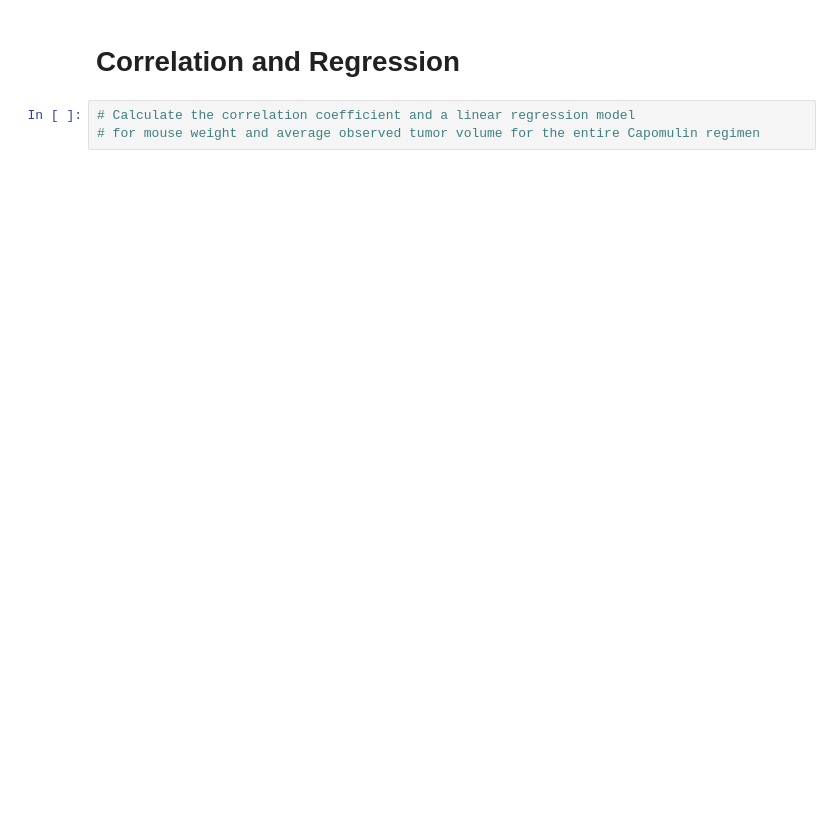
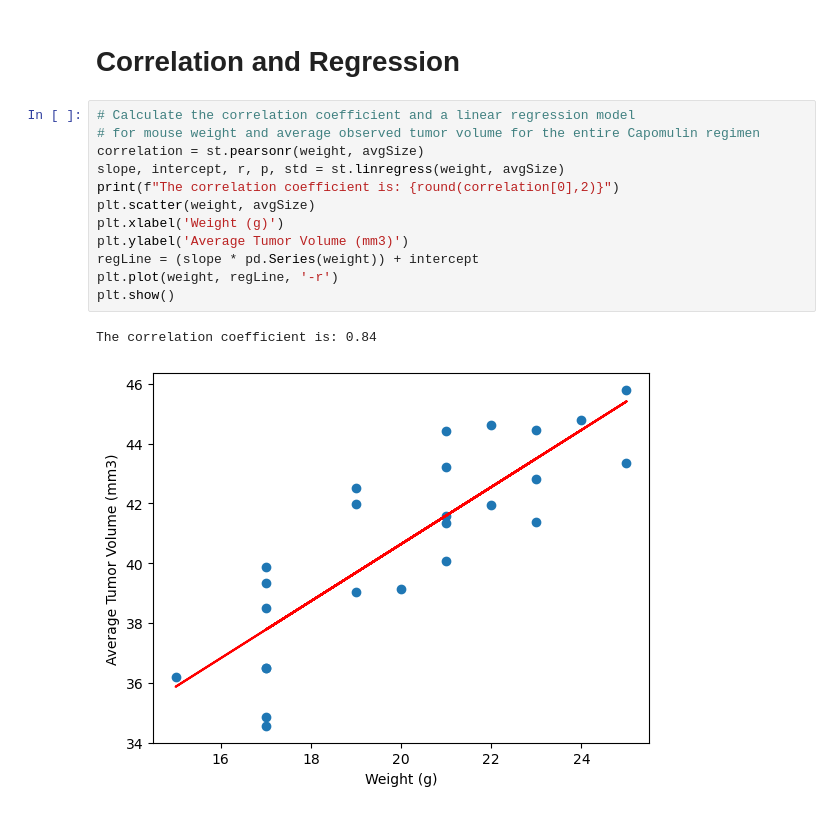
Before and after one commit to jdsouthern/Module5Challenge, a Jupyter notebook: Pymaceuticals.ipynb, the cells around one changed output. Saved outputs shown, nothing was run; the diff lists cells and outputs as text; blank space fills up the shorter version.

```diff
--- a/Pymaceuticals.ipynb
+++ b/Pymaceuticals.ipynb
@@ -193,3 +244,15 @@ tumorVol = []
 # %%
 # Calculate the correlation coefficient and a linear regression model
 # for mouse weight and average observed tumor volume for the entire Capomulin regimen
+correlation = st.pearsonr(weight, avgSize)
+slope, intercept, r, p, std = st.linregress(weight, avgSize)
+print(f"The correlation coefficient is: {round(correlation[0],2)}")
+plt.scatter(weight, avgSize)
+plt.xlabel('Weight (g)')
+plt.ylabel('Average Tumor Volume (mm3)')
+regLine = (slope * pd.Series(weight)) + intercept
+plt.plot(weight, regLine, '-r')
+plt.show()
+# %% [output]
+The correlation coefficient is: 0.84
+[figure, added]
```
Also changed, not shown: parts of 6 cells of this notebook.
